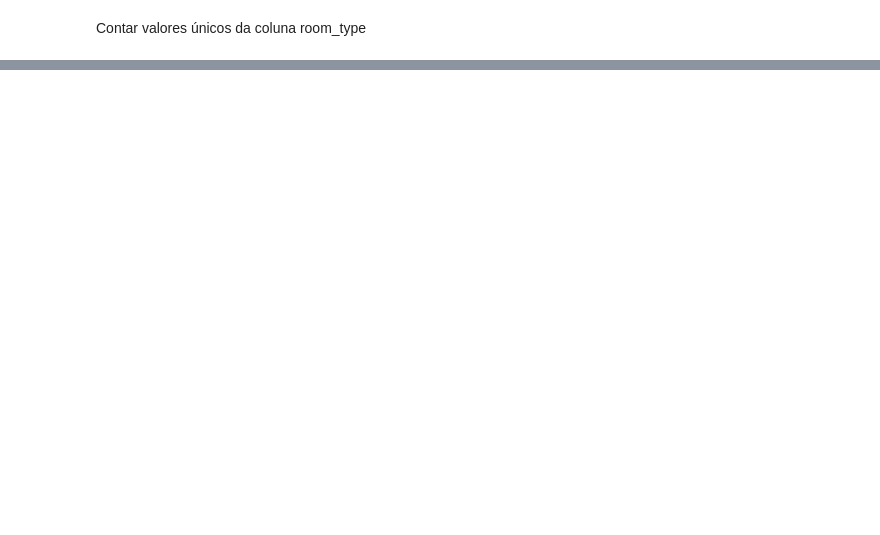
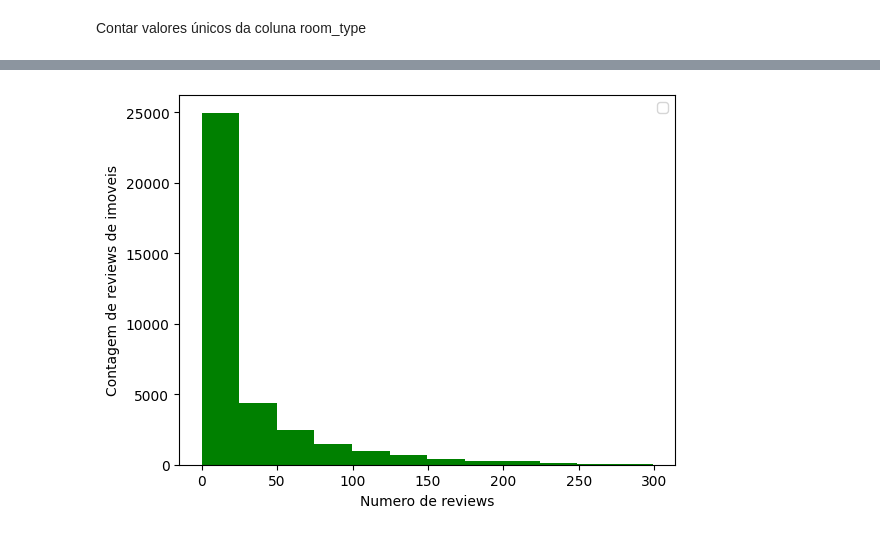
Before and after one commit to jeniferGoncalvesDaSilvaDev/data-analytics-python, a Jupyter notebook: resolucao_ciclo2.ipynb, the cells around one changed output, grey strips where cells are left out. Cells and saved outputs as stored; diff of their text form; code cells hidden in the pictures; blank space fills up the shorter version.

```diff
--- a/resolucao_ciclo2.ipynb
+++ b/resolucao_ciclo2.ipynb
@@ -72,0 +319,9 @@ print(room_type_unique)
+# %%
+reviews_400 = dt.loc[(dt['number_of_reviews'])<300]
+display(reviews_400)
+review_400_coluna = reviews_400['number_of_reviews']
+display(review_400_coluna)
+max = np.min(review_400_coluna)
+min = np.max(review_400_coluna)
+print(max)
+print(min)
@@ -72,0 +356,6 @@ print(room_type_unique)
+# %%
+plt.ylabel('Contagem de reviews de imoveis')
+plt.xlabel('Numero de reviews')
+plt.legend()
+histograma_review = plt.hist(review_400_coluna,bins =12, color="green")
+# %% [output]
@@ -72,0 +363 @@ print(room_type_unique)
+[figure, added]
```
Also changed, not shown: parts of 35 cells of this notebook.
